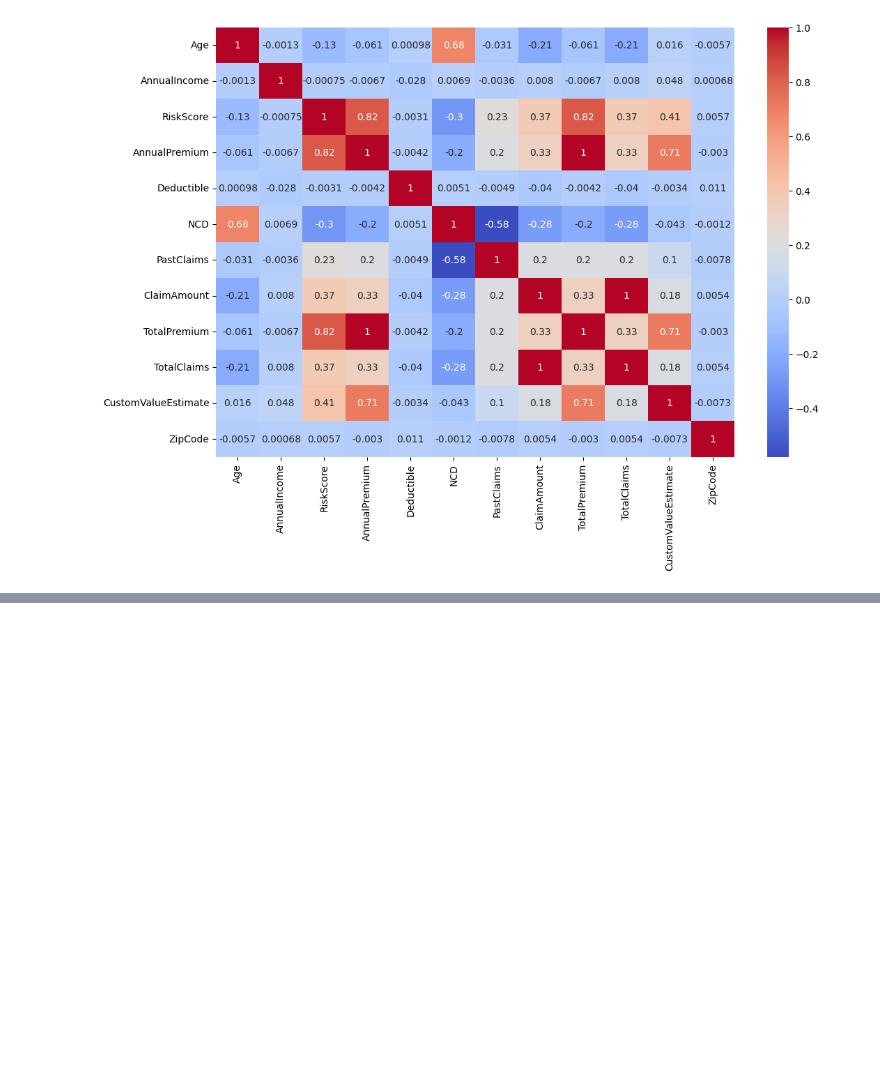
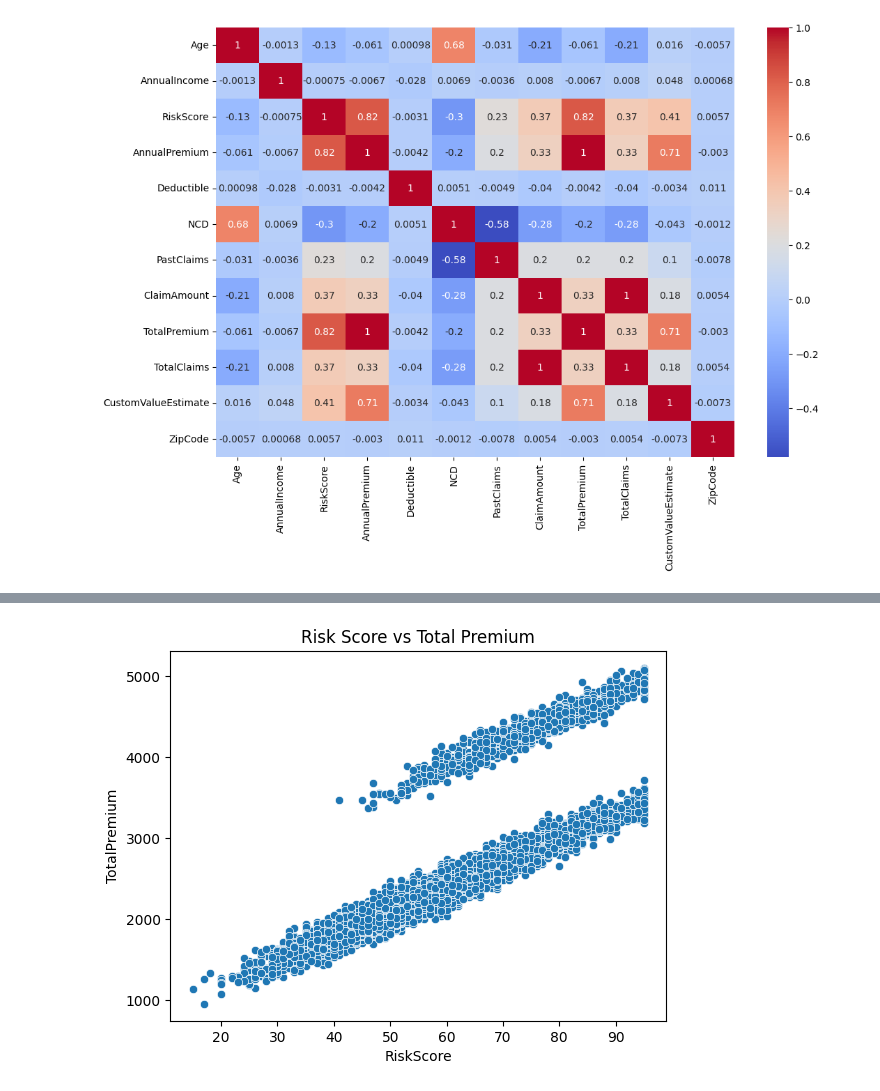
Before and after one commit to MisganaMessay/insurance-risk-analytics, a Jupyter notebook: notebooks/01_eda.ipynb, the cells around one changed output, grey strips where cells are left out. Saved outputs shown, nothing was run; the diff lists cells and outputs as text; code cells hidden in the pictures; blank space fills up the shorter version.

```diff
--- a/notebooks/01_eda.ipynb
+++ b/notebooks/01_eda.ipynb
@@ -94,0 +119,6 @@ plt.show()
+# %%
+sns.scatterplot(x=df["RiskScore"], y=df["TotalPremium"])
+plt.title("Risk Score vs Total Premium")
+plt.show()
+# %% [output]
+[figure, added]
```
Also changed, not shown: parts of 12 cells of this notebook, 1 other file.
